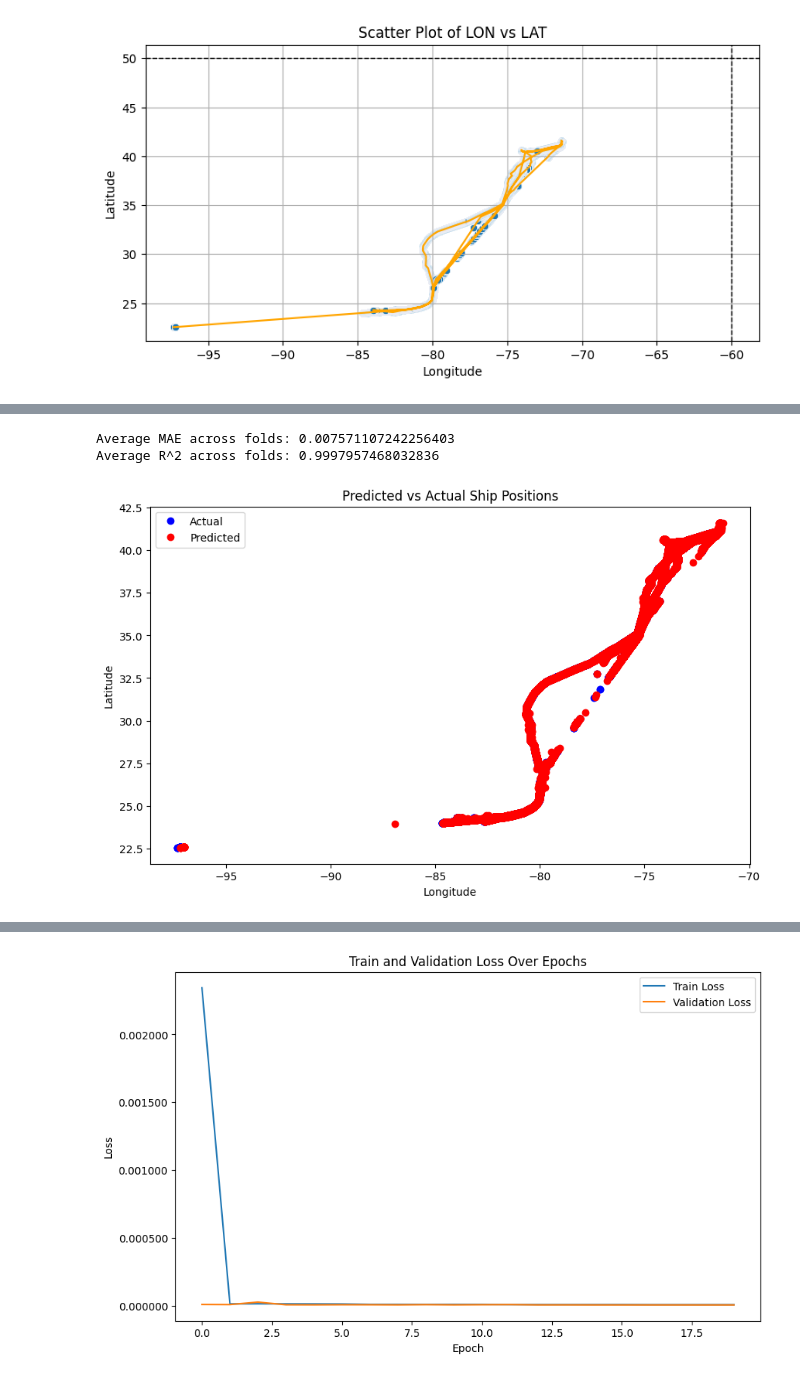
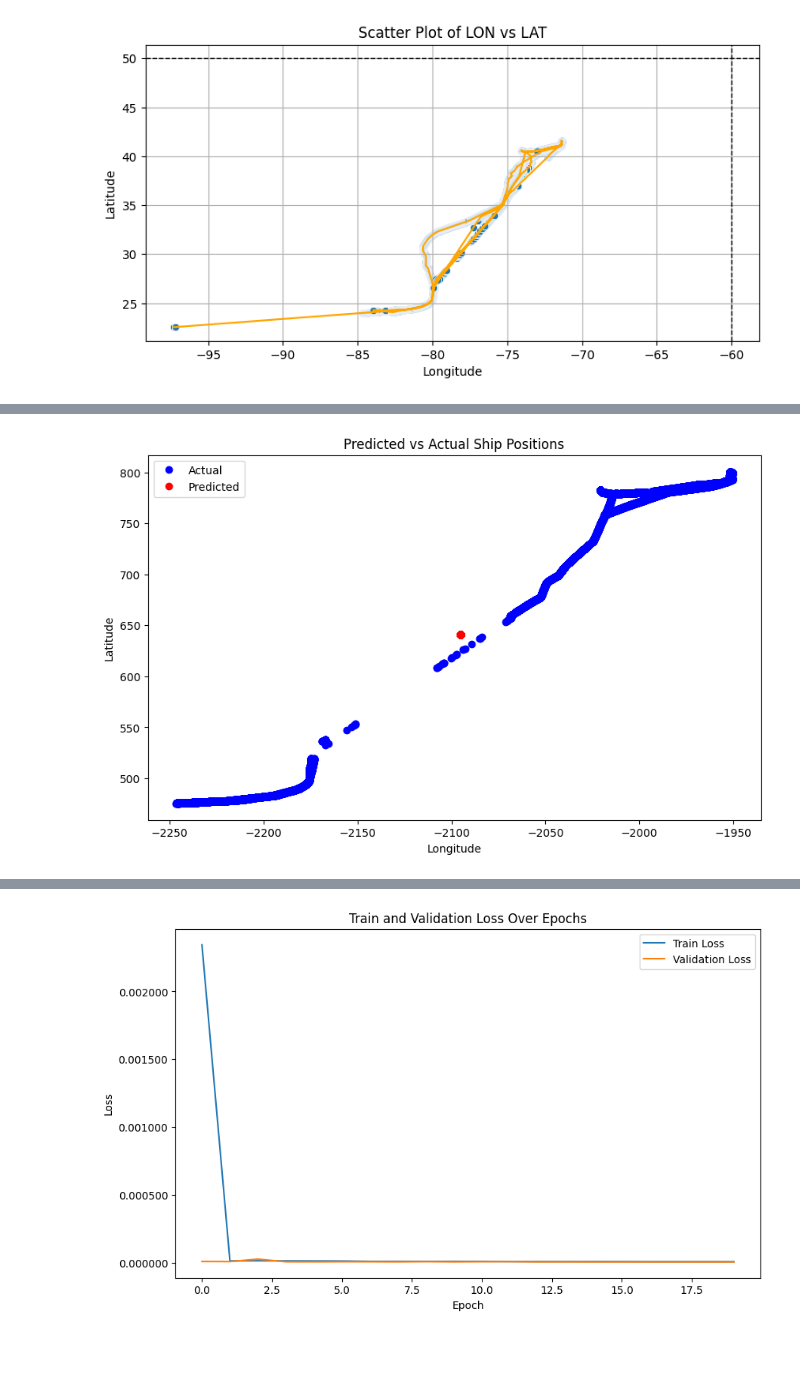
Before and after one commit to ariqzuhdi/cnn-lstm-se, a Jupyter notebook: model_final.ipynb, the cells around one changed output, grey strips where cells are left out. Drawn from its saved outputs; the diff is of its cells as text; code cells hidden in the pictures; blank space fills up the shorter version.

```diff
--- a/model_final.ipynb
+++ b/model_final.ipynb
@@ -118,0 +103,10 @@ X_train_full, X_test, y_train_full, y_test = train_test_split(X, y, test_size=0.
+# %%
+# Splitting Data
+X, y = zip(*sequences)
+X = np.array(X).astype(np.float32)
+y = np.array(y).astype(np.float32)
+
+# Split data into training and test sets (80-20 split)
+split_index = int(0.8 * len(X))
+X_train_full, X_test = X[:split_index], X[split_index:]
+y_train_full, y_test = y[:split_index], y[split_index:]
@@ -223,13 +286,21 @@ Evaluating on test set...
 # %%
-# Inverse transform predictions and actual values for the test set
-y_test[:, 0] = scalers['LAT'].inverse_transform(y_test[:, 0].reshape(-1, 1)).reshape(-1)
-y_test[:, 1] = scalers['LON'].inverse_transform(y_test[:, 1].reshape(-1, 1)).reshape(-1)
-y_test_pred[:, 0] = scalers['LAT'].inverse_transform(y_test_pred[:, 0].reshape(-1, 1)).reshape(-1)
-y_test_pred[:, 1] = scalers['LON'].inverse_transform(y_test_pred[:, 1].reshape(-1, 1)).reshape(-1)
+# Setelah cross-validation selesai, latih model pada seluruh data pelatihan
+model = build_model(SEQ_LENGTH, 4)
+model.fit(X_train_full, y_train_full, epochs=10, batch_size=32)
 
-# Calculate final metrics for the test set
-mae_test = mean_absolute_error(y_test, y_test_pred)
-r2_test = r2_score(y_test, y_test_pred)
+# Evaluasi model pada test set
+y_test_pred = model.predict(X_test)
 
-print(f"Test Set MAE: {mae_test}, Test Set R^2: {r2_test}")
+# Inverse transform prediksi dan nilai aktual untuk test set
+y_test_actual = np.zeros_like(y_test)
+y_test_pred_actual = np.zeros_like(y_test_pred)
+
+y_test_actual[:, 0] = scalers['LAT'].inverse_transform(y_test[:, 0].reshape(-1, 1)).reshape(-1)
+y_test_actual[:, 1] = scalers['LON'].inverse_transform(y_test[:, 1].reshape(-1, 1)).reshape(-1)
+y_test_pred_actual[:, 0] = scalers['LAT'].inverse_transform(y_test_pred[:, 0].reshape(-1, 1)).reshape(-1)
+y_test_pred_actual[:, 1] = scalers['LON'].inverse_transform(y_test_pred[:, 1].reshape(-1, 1)).reshape(-1)
+
+# Calculate metrics for the test set
+test_metrics = calculate_metrics(y_test_actual, y_test_pred_actual)
+print("Test Set Metrics:", test_metrics)
 # %% [output]
@@ -237,19 +325,12 @@ Test Set MAE: 0.004803392570465803, Test Set R^2: 0.9999426603317261
-# %%
-# Print average results
-print(f"\nAverage MAE across folds: {np.mean(mae_per_fold)}")
-print(f"Average R^2 across folds: {np.mean(r2_per_fold)}")
-# %% [output]
-Average MAE across folds: 0.007571107242256403
-Average R^2 across folds: 0.9997957468032836
 # %%
 # Plot predictions vs actual
 plt.figure(figsize=(10, 6))
-plt.plot(y_test[:, 1], y_test[:, 0], 'bo', label='Actual')   # y_test[:, 1] untuk Longitude, y_test[:, 0] untuk Latitude
-plt.plot(y_test_pred[:, 1], y_test_pred[:, 0], 'ro', label='Predicted') # y_pred[:, 1] untuk Longitude, y_pred[:, 0] untuk Latitude
-plt.xlabel('Longitude')  # Label untuk sumbu x
-plt.ylabel('Latitude')   # Label untuk sumbu y
+plt.plot(y_test_actual[:, 1], y_test_actual[:, 0], 'bo', label='Actual')   # Longitude di sumbu x, Latitude di sumbu y
+plt.plot(y_test_pred_actual[:, 1], y_test_pred_actual[:, 0], 'ro', label='Predicted')  # Prediksi Longitude di sumbu x, Latitude di sumbu y
+plt.xlabel('Longitude')
+plt.ylabel('Latitude')
 plt.legend()
 plt.title('Predicted vs Actual Ship Positions')
 plt.show()
 # %% [output]
-[figure, old version]
+[figure, new version]
```
Also changed, not shown: parts of 14 cells of this notebook.
